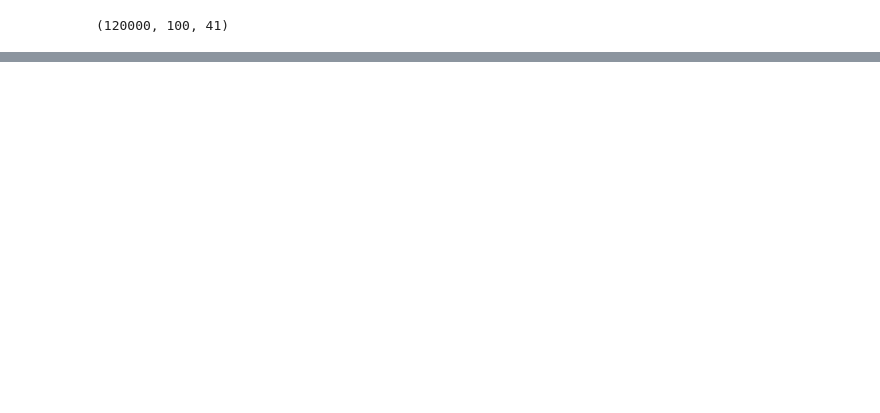
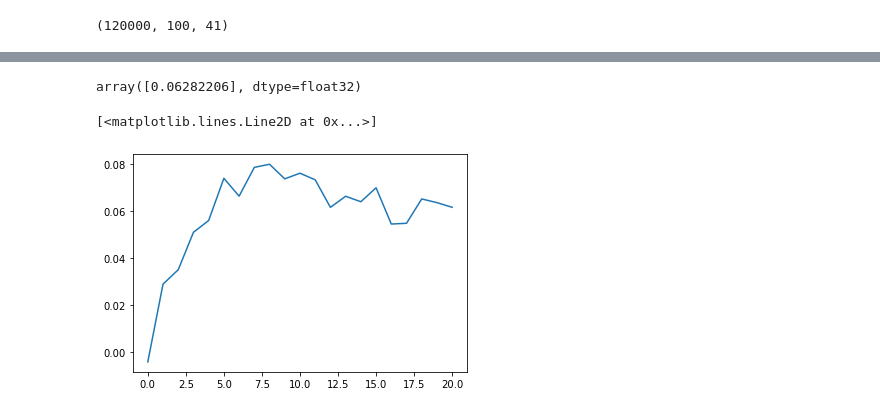
Before and after one commit to tekniktomten/LSTM-for-predicting-returns, a Jupyter notebook: LSTM.ipynb, the cells around one changed output, grey strips where cells are left out. Saved outputs shown, nothing was run; the diff lists cells and outputs as text; code cells hidden in the pictures; blank space fills up the shorter version.

```diff
--- a/LSTM.ipynb
+++ b/LSTM.ipynb
@@ -444,6 +495,12 @@ def to_cumu_np(array):
+# %%
+trainY[0, 20]
+# %% [output]
+array([0.06282206], dtype=float32)
 # %%
-pred_val = lstm_model.predict(valX)
 c = []
 for i in range(output_period):
-    c.append(np.corrcoef(to_cumu_np(pred_val[:, :i+1, 0]), to_cumu_np(valY[:, :i+1, 0]))[0][1])
+    c.append(np.corrcoef(pred_val[:, i, 0], valY[:, i, 0])[0][1])
 plt.plot(c)
+# %% [output]
+[<matplotlib.lines.Line2D at 0x...>]
+[figure, added]
```
Also changed, not shown: parts of 37 cells of this notebook, 3 other files.
